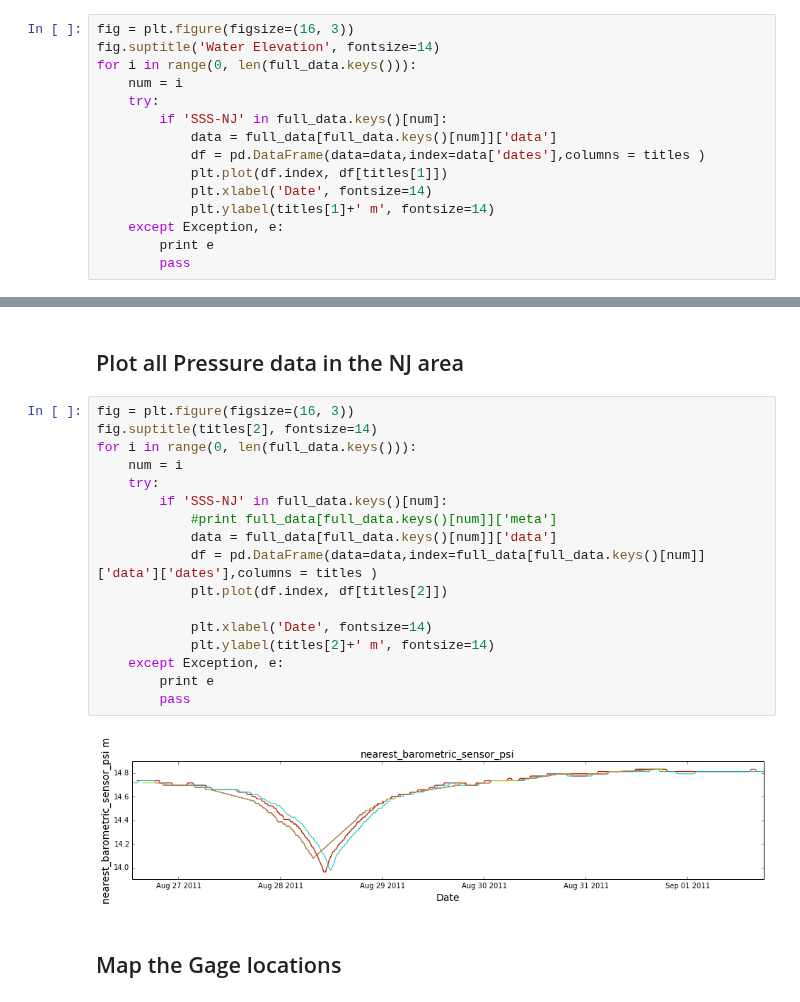
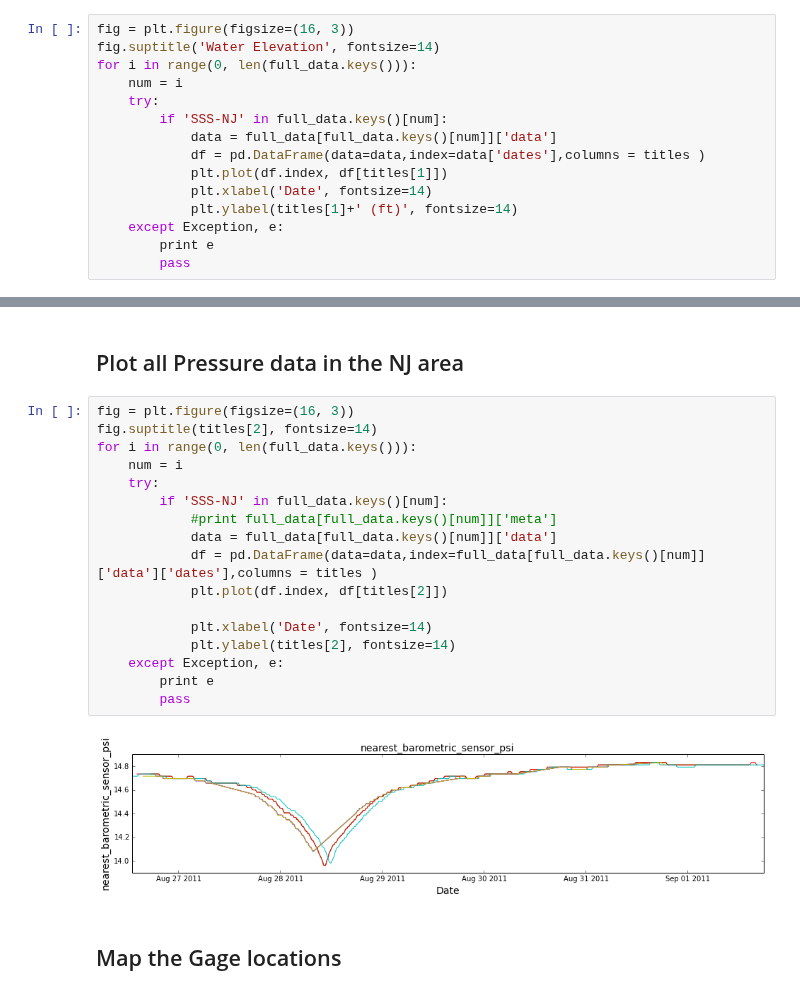
Before and after one commit to ioos/system-test, a Jupyter notebook: Theme_2_Extreme_Events/Scenario_2A/USGS_Gauges/Rapid_Deploy_Gauges.ipynb, the cells around one changed output, grey strips where cells are left out. Saved outputs shown, nothing was run; the diff lists cells and outputs as text.

```diff
--- a/Theme_2_Extreme_Events/Scenario_2A/USGS_Gauges/Rapid_Deploy_Gauges.ipynb
+++ b/Theme_2_Extreme_Events/Scenario_2A/USGS_Gauges/Rapid_Deploy_Gauges.ipynb
@@ -181,7 +181,7 @@ for i in range(0, len(full_data.keys())):
             df = pd.DataFrame(data=data,index=data['dates'],columns = titles )
             plt.plot(df.index, df[titles[1]])
             plt.xlabel('Date', fontsize=14)
-            plt.ylabel(titles[1]+' m', fontsize=14)
+            plt.ylabel(titles[1]+' (ft)', fontsize=14)
     except Exception, e:
         print e
         pass
@@ -192,22 +192,22 @@ for i in range(0, len(full_data.keys())):
 # %%
 fig = plt.figure(figsize=(16, 3))
 fig.suptitle(titles[2], fontsize=14)
 for i in range(0, len(full_data.keys())):
     num = i
     try:
         if 'SSS-NJ' in full_data.keys()[num]:
             #print full_data[full_data.keys()[num]]['meta']
             data = full_data[full_data.keys()[num]]['data']
             df = pd.DataFrame(data=data,index=full_data[full_data.keys()[num]]['data']['dates'],columns = titles )
             plt.plot(df.index, df[titles[2]])
 
             plt.xlabel('Date', fontsize=14)
-            plt.ylabel(titles[2]+' m', fontsize=14)
+            plt.ylabel(titles[2], fontsize=14)
     except Exception, e:
         print e
         pass
 # %% [output]
-[figure, old version]
+[figure, new version]
 # %% [markdown]
 ## Map the Gage locations
 # %%
```
Also changed, not shown: parts of 3 cells of this notebook, 1 other file.
